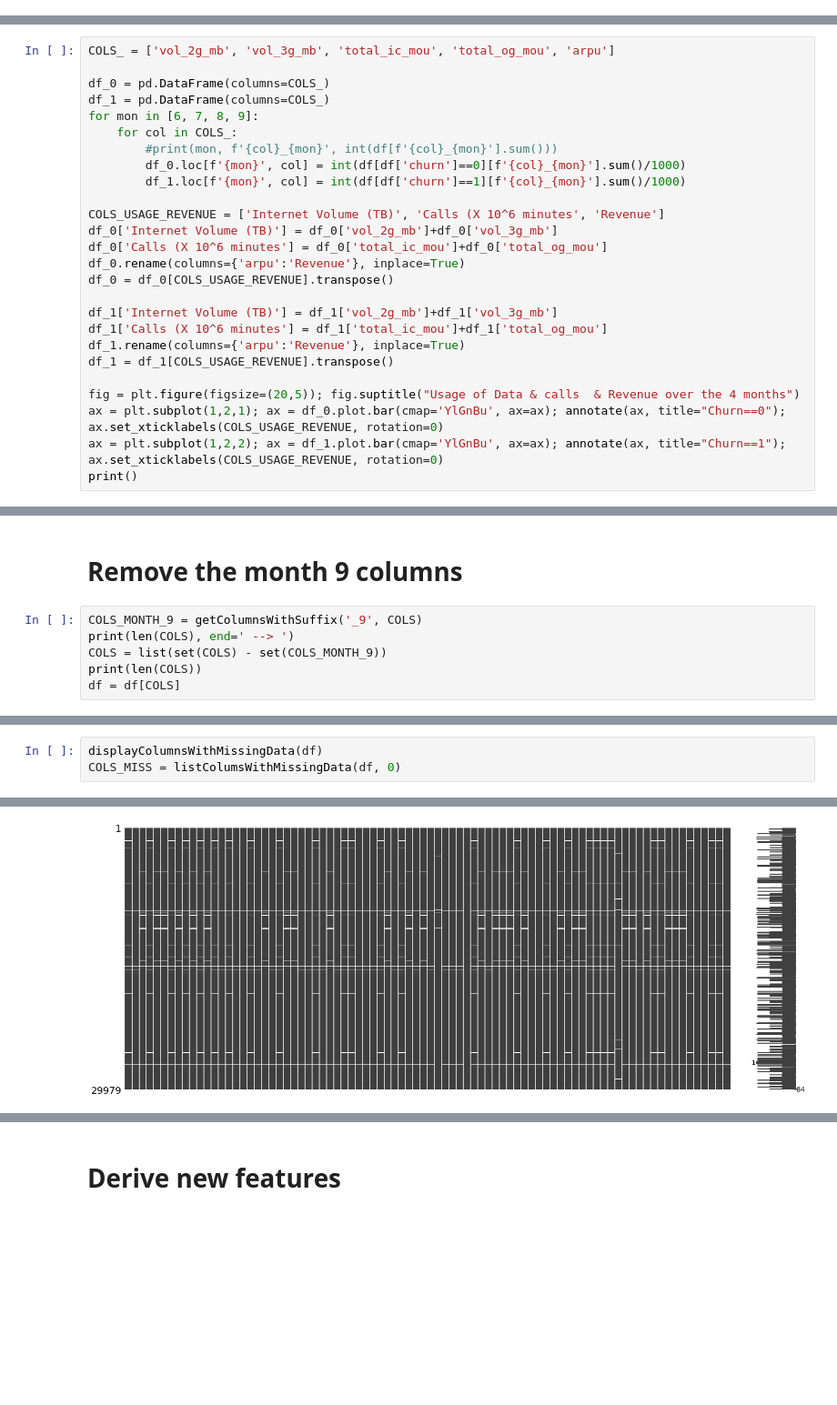
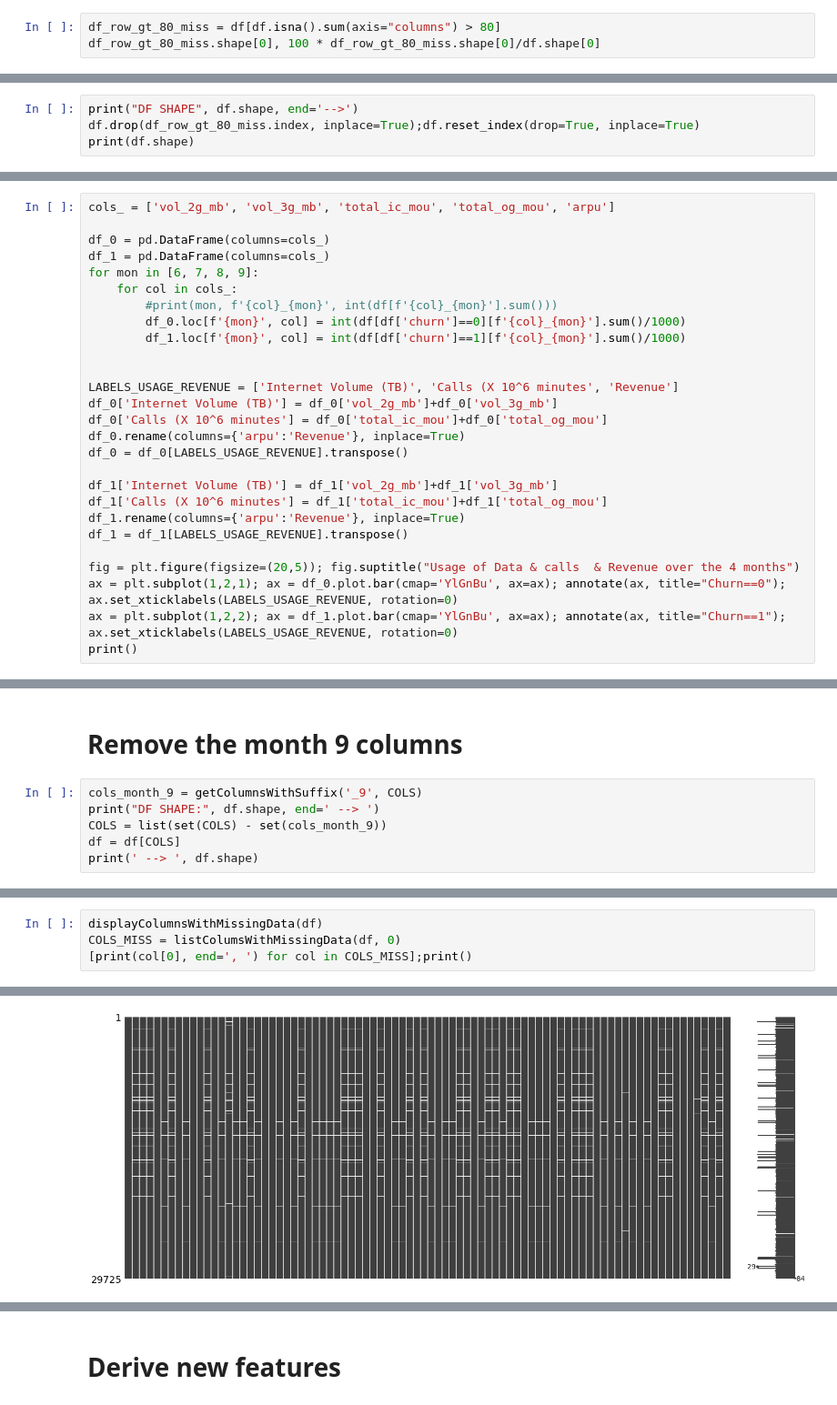
Before and after one commit to sreedevigattu/telecomchurn, a Jupyter notebook: telecomchurn.ipynb, the cells around one changed output, grey strips where cells are left out. Shown at 91% size. Saved outputs shown, nothing was run; the diff lists cells and outputs as text; blank space fills up the shorter version.

```diff
--- a/telecomchurn.ipynb
+++ b/telecomchurn.ipynb
@@ -515,0 +581,3 @@ print(df.shape)
+# %%
+df_row_gt_80_miss = df[df.isna().sum(axis="columns") > 80]
+df_row_gt_80_miss.shape[0], 100 * df_row_gt_80_miss.shape[0]/df.shape[0]
@@ -515,0 +588,4 @@ print(df.shape)
+# %%
+print("DF SHAPE", df.shape, end='-->')
+df.drop(df_row_gt_80_miss.index, inplace=True);df.reset_index(drop=True, inplace=True)
+print(df.shape)
@@ -526,27 +628,28 @@ Columns with missing data: 112 65.5%
 # %%
-COLS_ = ['vol_2g_mb', 'vol_3g_mb', 'total_ic_mou', 'total_og_mou', 'arpu']
+cols_ = ['vol_2g_mb', 'vol_3g_mb', 'total_ic_mou', 'total_og_mou', 'arpu']
 
-df_0 = pd.DataFrame(columns=COLS_)
-df_1 = pd.DataFrame(columns=COLS_)
+df_0 = pd.DataFrame(columns=cols_)
+df_1 = pd.DataFrame(columns=cols_)
 for mon in [6, 7, 8, 9]:
-    for col in COLS_:
+    for col in cols_:
         #print(mon, f'{col}_{mon}', int(df[f'{col}_{mon}'].sum()))
         df_0.loc[f'{mon}', col] = int(df[df['churn']==0][f'{col}_{mon}'].sum()/1000)
         df_1.loc[f'{mon}', col] = int(df[df['churn']==1][f'{col}_{mon}'].sum()/1000)
 
-COLS_USAGE_REVENUE = ['Internet Volume (TB)', 'Calls (X 10^6 minutes', 'Revenue']
+
+LABELS_USAGE_REVENUE = ['Internet Volume (TB)', 'Calls (X 10^6 minutes', 'Revenue']
 df_0['Internet Volume (TB)'] = df_0['vol_2g_mb']+df_0['vol_3g_mb']
 df_0['Calls (X 10^6 minutes'] = df_0['total_ic_mou']+df_0['total_og_mou']
 df_0.rename(columns={'arpu':'Revenue'}, inplace=True)
-df_0 = df_0[COLS_USAGE_REVENUE].transpose()
+df_0 = df_0[LABELS_USAGE_REVENUE].transpose()
 
 df_1['Internet Volume (TB)'] = df_1['vol_2g_mb']+df_1['vol_3g_mb']
 df_1['Calls (X 10^6 minutes'] = df_1['total_ic_mou']+df_1['total_og_mou']
 df_1.rename(columns={'arpu':'Revenue'}, inplace=True)
-df_1 = df_1[COLS_USAGE_REVENUE].transpose()
+df_1 = df_1[LABELS_USAGE_REVENUE].transpose()
 
 fig = plt.figure(figsize=(20,5)); fig.suptitle("Usage of Data & calls  & Revenue over the 4 months")
-ax = plt.subplot(1,2,1); ax = df_0.plot.bar(cmap='YlGnBu', ax=ax); annotate(ax, title="Churn==0"); ax.set_xticklabels(COLS_USAGE_REVENUE, rotation=0)
-ax = plt.subplot(1,2,2); ax = df_1.plot.bar(cmap='YlGnBu', ax=ax); annotate(ax, title="Churn==1"); ax.set_xticklabels(COLS_USAGE_REVENUE, rotation=0)
+ax = plt.subplot(1,2,1); ax = df_0.plot.bar(cmap='YlGnBu', ax=ax); annotate(ax, title="Churn==0"); ax.set_xticklabels(LABELS_USAGE_REVENUE, rotation=0)
+ax = plt.subplot(1,2,2); ax = df_1.plot.bar(cmap='YlGnBu', ax=ax); annotate(ax, title="Churn==1"); ax.set_xticklabels(LABELS_USAGE_REVENUE, rotation=0)
 print()
 # %% [output]
@@ -880,10 +985,10 @@ getColumnsWithSuffix('_6', COLS);getColumnsWithSuffix('_7', COLS);getColumnsWith
 # %% [markdown]
 # Remove the month 9 columns
 # %%
-COLS_MONTH_9 = getColumnsWithSuffix('_9', COLS)
-print(len(COLS), end=' --> ')
-COLS = list(set(COLS) - set(COLS_MONTH_9))
-print(len(COLS))
+cols_month_9 = getColumnsWithSuffix('_9', COLS)
+print("DF SHAPE:", df.shape, end=' --> ')
+COLS = list(set(COLS) - set(cols_month_9))
 df = df[COLS]
+print(' --> ', df.shape)
 # %% [output]
 41 ['arpu_9', 'onnet_mou_9', 'offnet_mou_9', 'roam_ic_mou_9', 'roam_og_mou_9', 'loc_og_t2t_mou_9', 'loc_og_t2m_mou_9', 'loc_og_t2f_mou_9', 'loc_og_t2c_mou_9', 'loc_og_mou_9', 'std_og_t2t_mou_9', 'std_ ...
@@ -891,6 +996,7 @@ df = df[COLS]
 # %%
 displayColumnsWithMissingData(df)
 COLS_MISS = listColumsWithMissingData(df, 0)
+[print(col[0], end=', ') for col in COLS_MISS];print()
 # %% [output]
 <Figure size 720x432 with 0 Axes>
-[figure, old version]
+[figure, new version]
```
Also changed, not shown: parts of 65 cells of this notebook.
